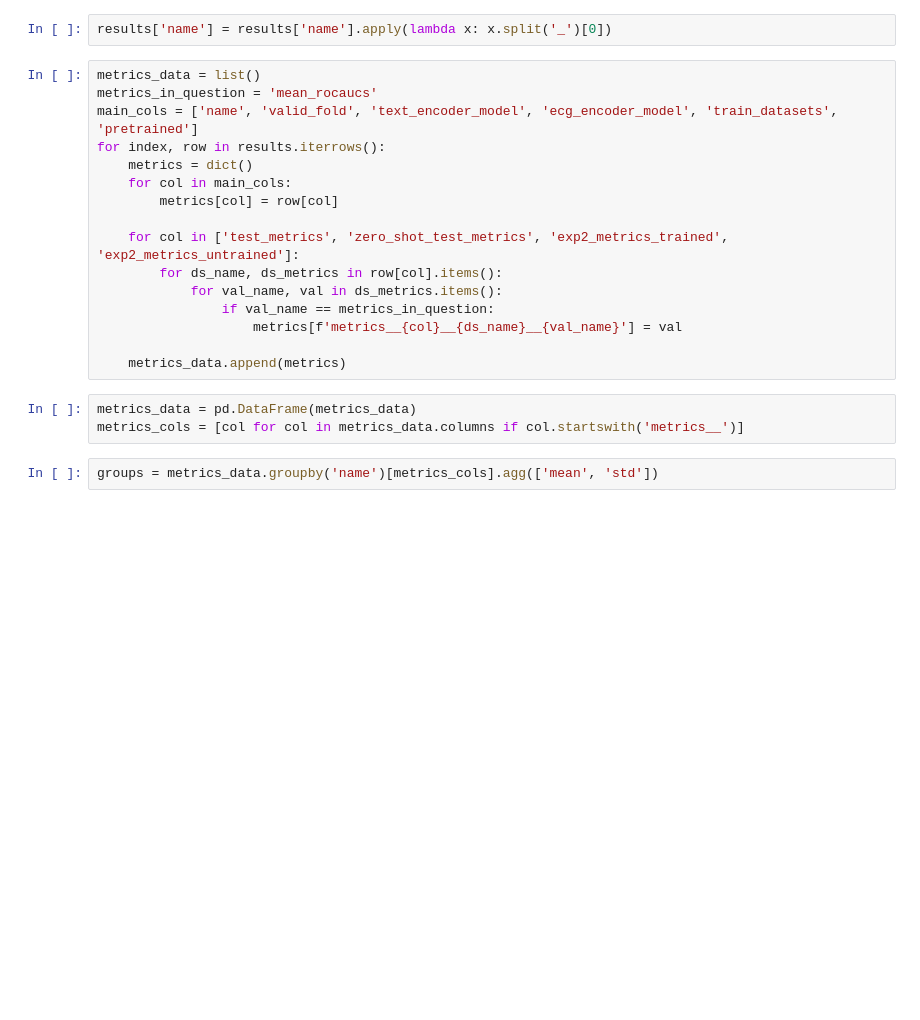
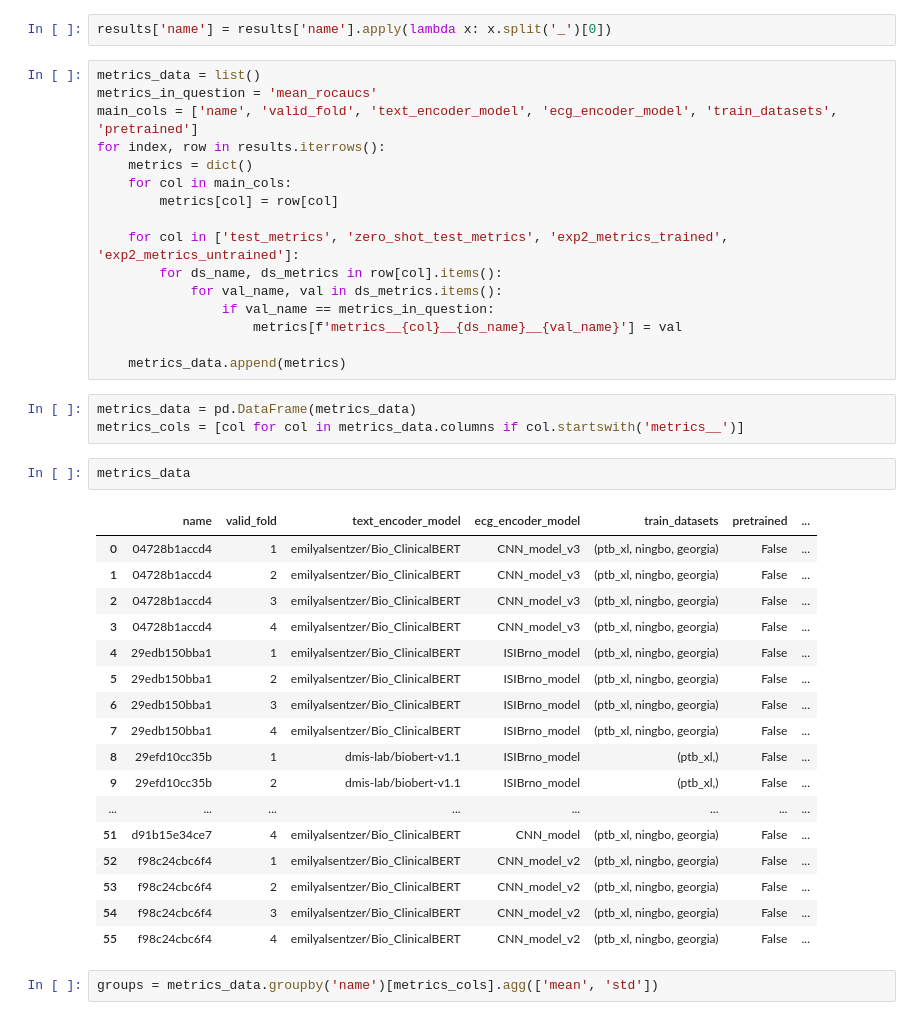
Before and after one commit to naavie/ECG_Project, a Jupyter notebook: paper/results_viwer.ipynb, the cells around one changed output. Drawn from its saved outputs; the diff is of its cells as text; blank space fills up the shorter version.

Commit message:
updated result_viwer, added results for bert and biobert, added generation of docs/results.csv

```diff
--- a/paper/results_viwer.ipynb
+++ b/paper/results_viwer.ipynb
@@ -52,5 +53,25 @@ for index, row in results.iterrows():
 # %%
 metrics_data = pd.DataFrame(metrics_data)
 metrics_cols = [col for col in metrics_data.columns if col.startswith('metrics__')]
+# %%
+metrics_data
+# %% [output]
+|  | name | valid_fold | text_encoder_model | ecg_encoder_model | train_datasets | pretrained | ... |
+| 0 | 04728b1accd4 | 1 | emilyalsentzer/Bio_ClinicalBERT | CNN_model_v3 | (ptb_xl, ningbo, georgia) | False | ... |
+| 1 | 04728b1accd4 | 2 | emilyalsentzer/Bio_ClinicalBERT | CNN_model_v3 | (ptb_xl, ningbo, georgia) | False | ... |
+| 2 | 04728b1accd4 | 3 | emilyalsentzer/Bio_ClinicalBERT | CNN_model_v3 | (ptb_xl, ningbo, georgia) | False | ... |
+| 3 | 04728b1accd4 | 4 | emilyalsentzer/Bio_ClinicalBERT | CNN_model_v3 | (ptb_xl, ningbo, georgia) | False | ... |
+| 4 | 29edb150bba1 | 1 | emilyalsentzer/Bio_ClinicalBERT | ISIBrno_model | (ptb_xl, ningbo, georgia) | False | ... |
+| 5 | 29edb150bba1 | 2 | emilyalsentzer/Bio_ClinicalBERT | ISIBrno_model | (ptb_xl, ningbo, georgia) | False | ... |
+| 6 | 29edb150bba1 | 3 | emilyalsentzer/Bio_ClinicalBERT | ISIBrno_model | (ptb_xl, ningbo, georgia) | False | ... |
+| 7 | 29edb150bba1 | 4 | emilyalsentzer/Bio_ClinicalBERT | ISIBrno_model | (ptb_xl, ningbo, georgia) | False | ... |
+| 8 | 29efd10cc35b | 1 | dmis-lab/biobert-v1.1 | ISIBrno_model | (ptb_xl,) | False | ... |
+| 9 | 29efd10cc35b | 2 | dmis-lab/biobert-v1.1 | ISIBrno_model | (ptb_xl,) | False | ... |
+| ... | ... | ... | ... | ... | ... | ... | ... |
+| 51 | d91b15e34ce7 | 4 | emilyalsentzer/Bio_ClinicalBERT | CNN_model | (ptb_xl, ningbo, georgia) | False | ... |
+| 52 | f98c24cbc6f4 | 1 | emilyalsentzer/Bio_ClinicalBERT | CNN_model_v2 | (ptb_xl, ningbo, georgia) | False | ... |
+| 53 | f98c24cbc6f4 | 2 | emilyalsentzer/Bio_ClinicalBERT | CNN_model_v2 | (ptb_xl, ningbo, georgia) | False | ... |
+| 54 | f98c24cbc6f4 | 3 | emilyalsentzer/Bio_ClinicalBERT | CNN_model_v2 | (ptb_xl, ningbo, georgia) | False | ... |
+| 55 | f98c24cbc6f4 | 4 | emilyalsentzer/Bio_ClinicalBERT | CNN_model_v2 | (ptb_xl, ningbo, georgia) | False | ... |
 # %%
 groups = metrics_data.groupby('name')[metrics_cols].agg(['mean', 'std'])
```
Also changed, not shown: parts of 5 cells of this notebook, 50 other files.
